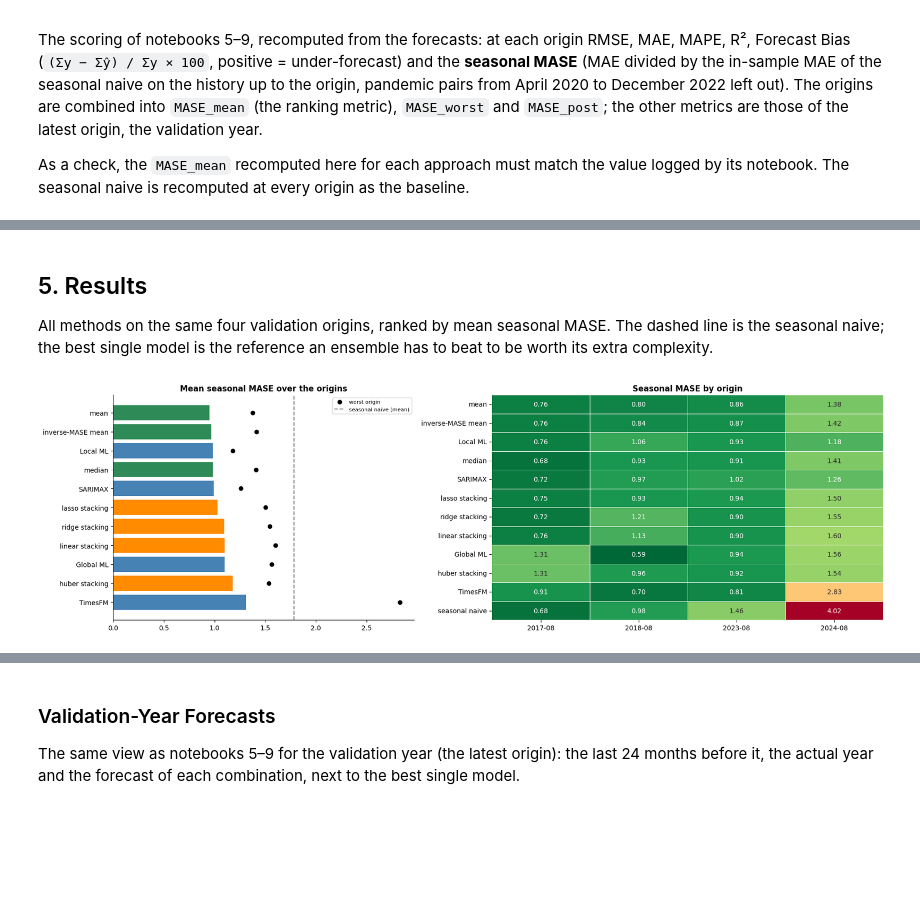
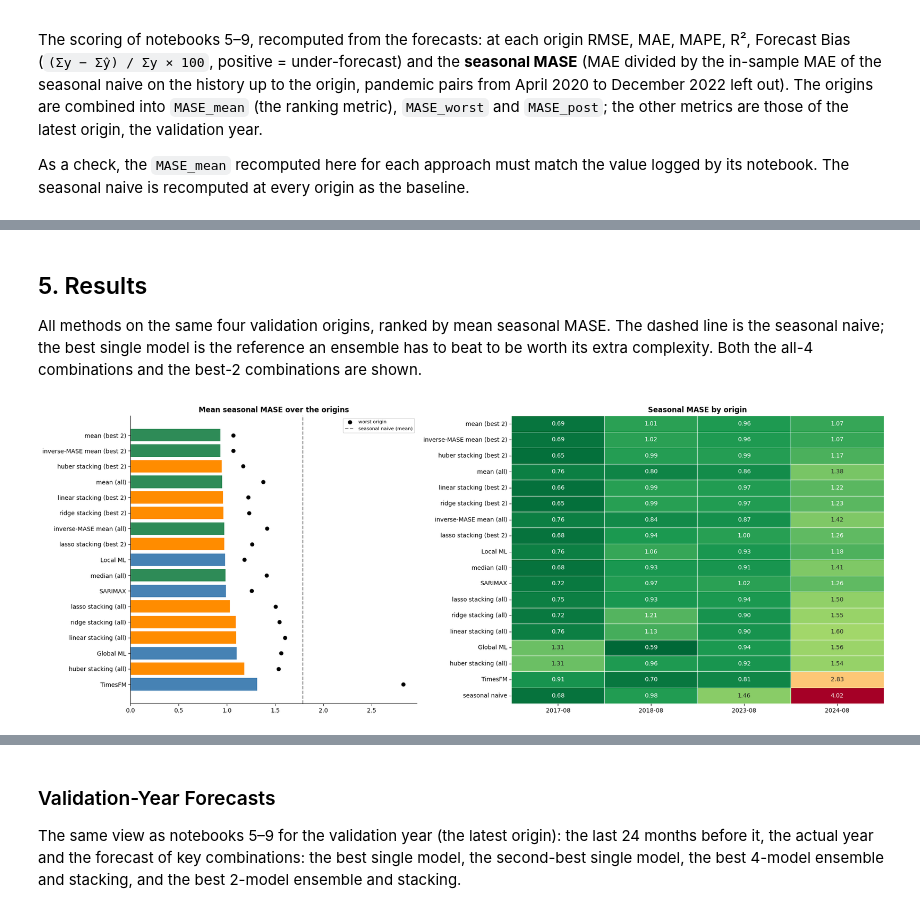
Before and after one commit to Gbrlmoraes/brazil_tourism_forecasting_benchmark, a Jupyter notebook: notebooks/10_ensembling_and_stacking.ipynb, the cells around one changed output, grey strips where cells are left out. Saved outputs shown, nothing was run; the diff lists cells and outputs as text; code cells hidden in the pictures; blank space fills up the shorter version.

Commit message:
feat: incrementing stacking and ensembling options

```diff
--- a/notebooks/10_ensembling_and_stacking.ipynb
+++ b/notebooks/10_ensembling_and_stacking.ipynb
@@ -229,6 +234,11 @@ for approach in APPROACHES:
     logged = members[approach]['MASE_mean (logged)']
     assert np.isclose(results[approach]['MASE_mean'], logged), (approach, logged)
 print('Recomputed MASE_mean matches the value logged by every notebook')
+
+# identify the best 2 overall models by lowest MASE_mean
+BEST_2_APPROACHES = sorted(APPROACHES, key=lambda a: results[a]['MASE_mean'])[:2]
+print(f'Best 2 overall single models: {BEST_2_APPROACHES}')
+
 pd.DataFrame(results).T.round(3)
 # %% [output]
 Recomputed MASE_mean matches the value logged by every notebook
@@ -251,10 +261,11 @@ origins, exactly like the individual models.
 # %%
 ensembles = {
-    'mean': forecasts[APPROACHES].mean(axis=1),
-    'median': forecasts[APPROACHES].median(axis=1),
+    'mean (all)': forecasts[APPROACHES].mean(axis=1),
+    'median (all)': forecasts[APPROACHES].median(axis=1),
+    'mean (best 2)': forecasts[BEST_2_APPROACHES].mean(axis=1),
 }
 for name, predicted in ensembles.items():
     results[name] = evaluate(predicted)
-pd.DataFrame({name: results[name] for name in ['mean', 'median']}).T.round(3)
+pd.DataFrame({name: results[name] for name in ensembles}).T.round(3)
 # %% [output]
 |  | MASE 2017-08 | MASE 2018-08 | MASE 2023-08 | MASE 2024-08 | MASE_mean | MASE_worst | MASE_post | RMSE | ... |
@@ -505,19 +579,23 @@ lasso stacking
 
 All methods on the same four validation origins, ranked by mean seasonal MASE. The dashed line is
 the seasonal naive; the best single model is the reference an ensemble has to beat to be worth
-its extra complexity.
+its extra complexity. Both the all-4 combinations and the best-2 combinations are shown.
 # %%
 KIND = {
     **dict.fromkeys(APPROACHES, 'single model'),
-    'mean': 'ensemble',
-    'median': 'ensemble',
-    'inverse-MASE mean': 'ensemble',
-    'huber stacking': 'stacking',
-    'linear stacking': 'stacking',
-    'ridge stacking': 'stacking',
-    'lasso stacking': 'stacking',
     'seasonal naive': 'baseline',
 }
+SUBSET = {
+    **dict.fromkeys(APPROACHES, '-'),
+    'seasonal naive': '-',
+}
+for name in ensembles:
+    if 'stacking' in name:
+        KIND[name] = 'stacking'
+    else:
+        KIND[name] = 'ensemble'
+    SUBSET[name] = 'best 2' if '(best 2)' in name else 'all'
+
 COLORS = {
     'single model': 'steelblue',
     'ensemble': 'seagreen',
@@ -526,19 +604,21 @@ COLORS = {
 }
 summary = pd.DataFrame(results).T.sort_values('MASE_mean')
 summary.insert(0, 'kind', summary.index.map(KIND))
+summary.insert(1, 'subset', summary.index.map(SUBSET))
 best_single = summary[summary['kind'] == 'single model'].index[0]
 summary['beats best single'] = (
     summary['MASE_mean'] < summary.loc[best_single, 'MASE_mean']
 )
 
 fig, axes = plt.subplots(
-    1, 2, figsize=(18, 5.5), gridspec_kw={'width_ratios': [1, 1.3]}
+    1, 2, figsize=(20, 7.5), gridspec_kw={'width_ratios': [1, 1.3]}
 )
 ranked = summary.drop(index='seasonal naive')
+bar_colors = [COLORS[k] for k in ranked['kind'][::-1]]
 axes[0].barh(
     ranked.index[::-1],
     ranked['MASE_mean'][::-1],
-    color=[COLORS[k] for k in ranked['kind'][::-1]],
+    color=bar_colors,
 )
 axes[0].scatter(
     ranked['MASE_worst'][::-1],
@@ -561,31 +641,32 @@ origin_columns = [f'MASE {label}' for label in ORIGIN_LABELS]
 sns.heatmap(
     summary[origin_columns].astype(float),
     annot=True,
     fmt='.2f',
     cmap='RdYlGn_r',
     linewidths=0.4,
     cbar=False,
     ax=axes[1],
 )
 axes[1].set_title('Seasonal MASE by origin', fontweight='bold')
 axes[1].set_xticklabels(ORIGIN_LABELS)
 axes[1].set_ylabel('')
 plt.tight_layout()
 plt.show()
 
 summary[
     [
         'kind',
+        'subset',
         *origin_columns,
         'MASE_mean',
         'MASE_worst',
         'MASE_post',
         'RMSE',
         'MAPE',
         'R2',
         'Forecast Bias',
         'beats best single',
     ]
 ].round(3)
 # %% [output]
-[figure, old version]
+[figure, new version]
@@ -606,5 +691,6 @@ summary[
 ### Validation-Year Forecasts
 
 The same view as notebooks 5–9 for the validation year (the latest origin): the last 24 months
-before it, the actual year and the forecast of each combination, next to the best single model.
+before it, the actual year and the forecast of key combinations: the best single model, the second-best single model,
+the best 4-model ensemble and stacking, and the best 2-model ensemble and stacking.
 # %%
```
Also changed, not shown: parts of 15 cells of this notebook, 1 other file.
